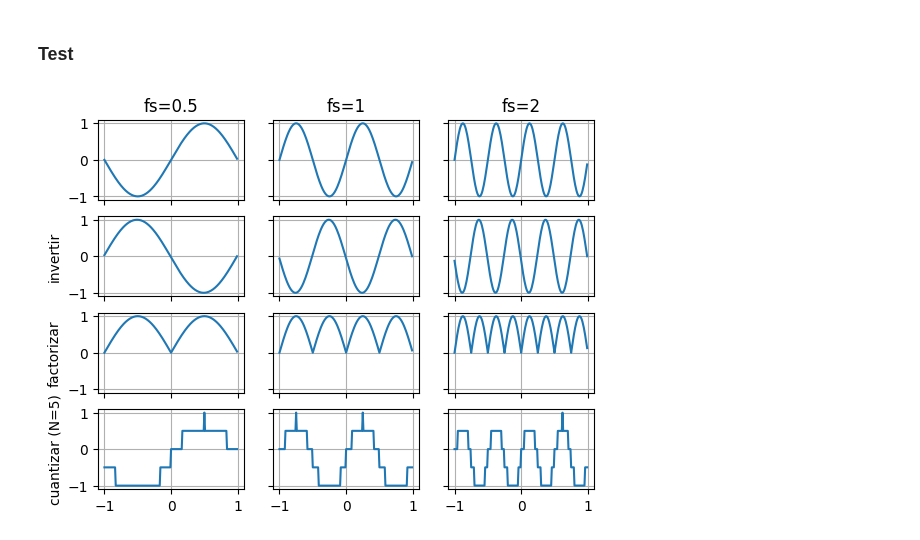
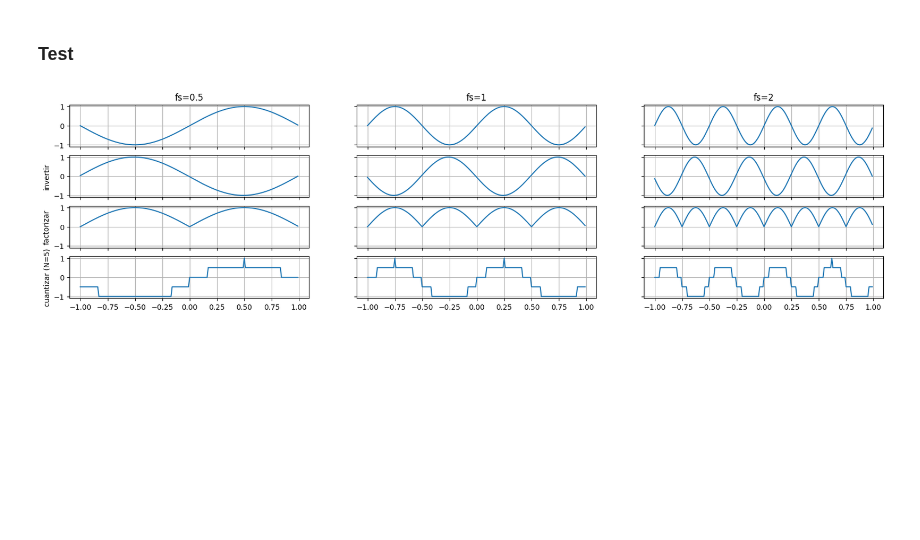
Before and after one commit to francoherg/PDS-2025, a Jupyter notebook: Practica/Guia1/1-2.ipynb, the cells around one changed output. Saved outputs shown, nothing was run; the diff lists cells and outputs as text; code cells hidden in the pictures; blank space fills up the shorter version.

```diff
--- a/Practica/Guia1/1-2.ipynb
+++ b/Practica/Guia1/1-2.ipynb
@@ -105,31 +105,32 @@ def cuantizar(s,N):
 # %%
 import matplotlib.pyplot as plt
 
 s = [[0 for _ in range(3)] for _ in range(4)]
 [t,s[0][0]] = senoidal(-1,1,100,0.5,0)
 [t,s[0][1]] = senoidal(-1,1,100,1,0)
 [t,s[0][2]] = senoidal(-1,1,100,2,0)
 
 for i in range(3):
     s[1][i] = invertir(s[0][i])
     s[2][i] = rectificar(s[0][i])
     s[3][i] = cuantizar(s[0][i],5)
 
 fig,ax = plt.subplots(4,3,sharex=True,sharey=True)
+fig.set_figwidth(20)
 
 for i in range(4):
     for j in range(3):
         ax[i,j].grid()
         ax[i,j].plot(t,s[i][j])
 
 ax[0,0].set_title('fs=0.5')
 ax[0,1].set_title('fs=1')
 ax[0,2].set_title('fs=2')
 
 ax[1,0].set_ylabel('invertir')
 ax[2,0].set_ylabel('factorizar')
 ax[3,0].set_ylabel('cuantizar (N=5)')
 
 plt.show()
 # %% [output]
-[figure, old version]
+[figure, new version]
```
Also changed, not shown: 1 other file.
